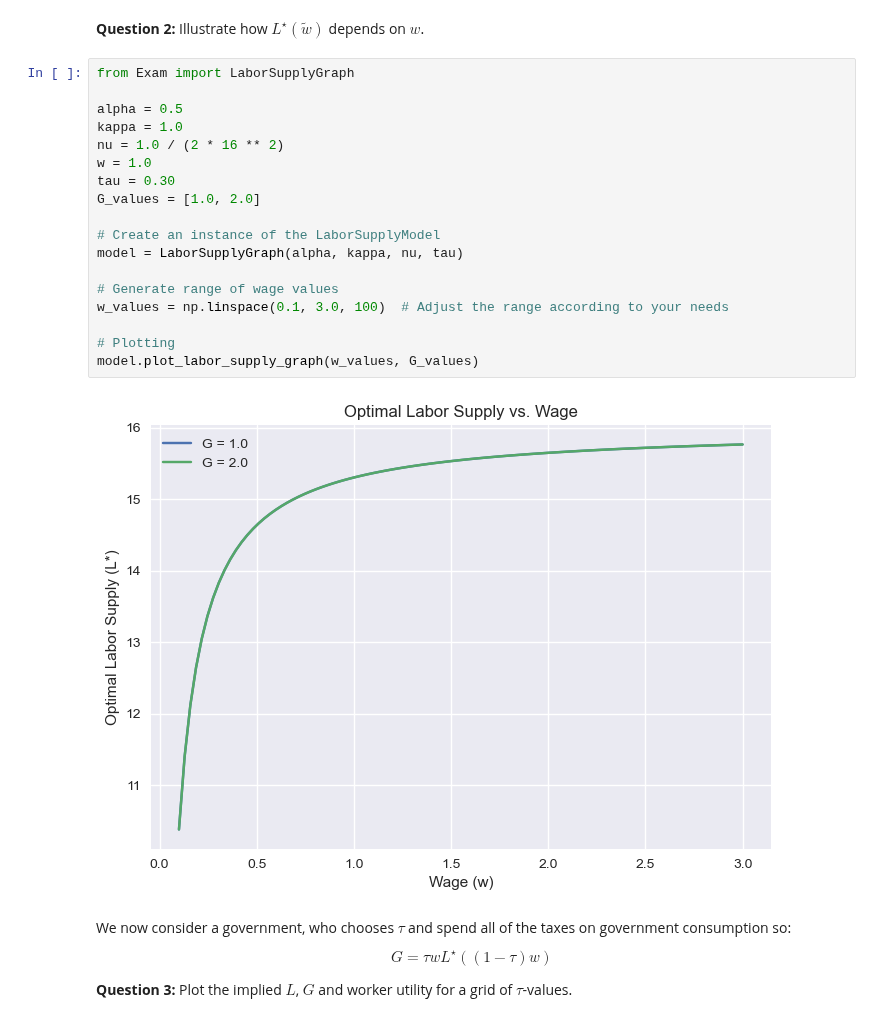
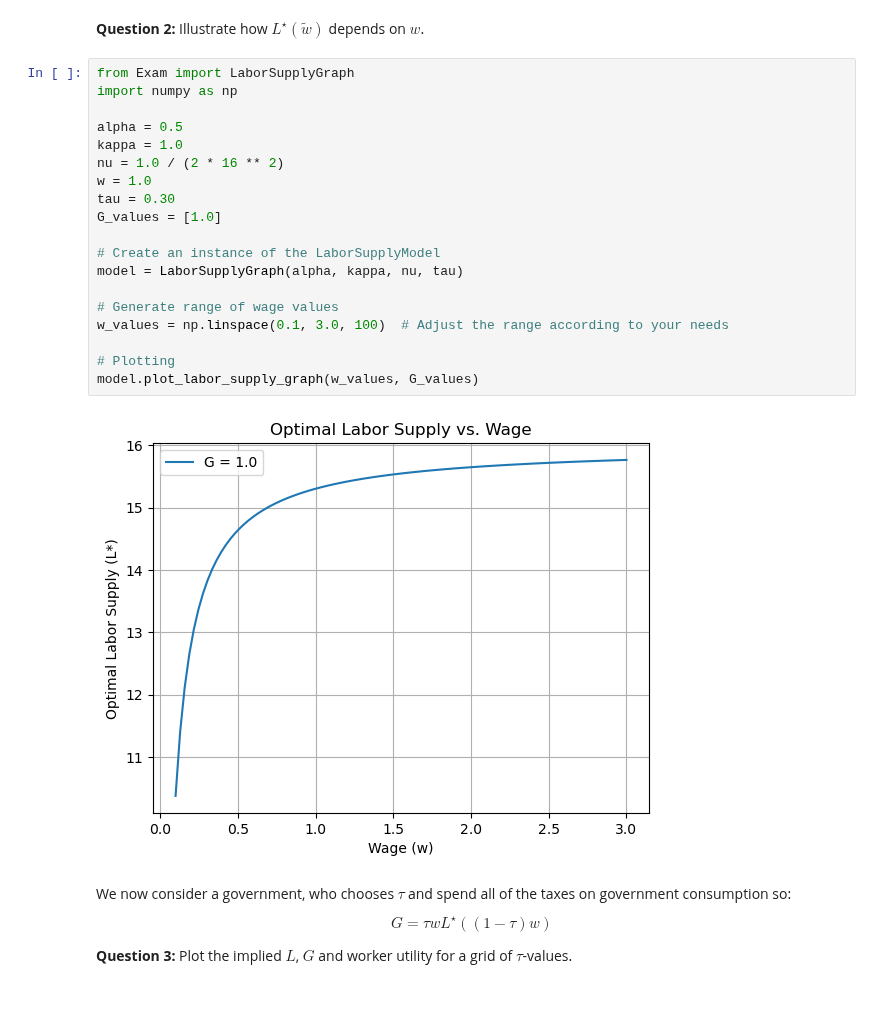
Before and after one commit to NumEconCopenhagen/projects-2023-frederikke-x2-og-sofie, a Jupyter notebook: Exam/Exam-2023-notebook.ipynb, the cells around one changed output. Drawn from its saved outputs; the diff is of its cells as text.

```diff
--- a/Exam/Exam-2023-notebook.ipynb
+++ b/Exam/Exam-2023-notebook.ipynb
@@ -82,24 +82,25 @@ None
 **Question 2:** Illustrate how $L^{\star}(\tilde{w})$ depends on $w$.
 # %%
 from Exam import LaborSupplyGraph
+import numpy as np
 
 alpha = 0.5
 kappa = 1.0
 nu = 1.0 / (2 * 16 ** 2)
 w = 1.0
 tau = 0.30
-G_values = [1.0, 2.0]
+G_values = [1.0]
 
 # Create an instance of the LaborSupplyModel
 model = LaborSupplyGraph(alpha, kappa, nu, tau)
 
 # Generate range of wage values
 w_values = np.linspace(0.1, 3.0, 100)  # Adjust the range according to your needs
 
 # Plotting
 model.plot_labor_supply_graph(w_values, G_values)
 # %% [output]
-[figure, old version]
+[figure, new version]
 # %% [markdown]
 
 We now consider a government, who chooses $\tau$ and spend all of the taxes on government consumption so:
```
